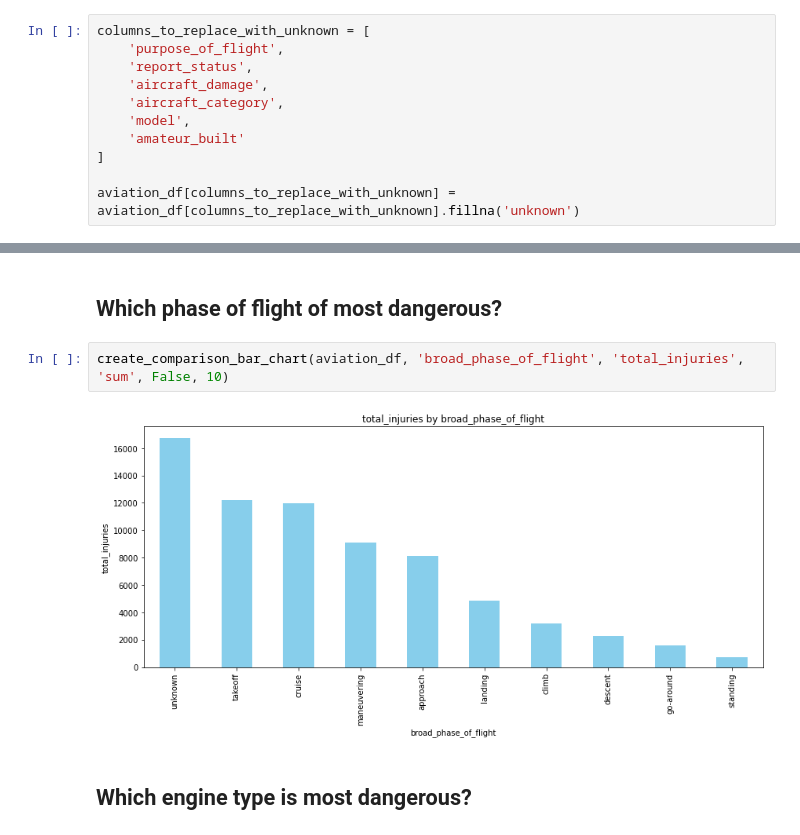
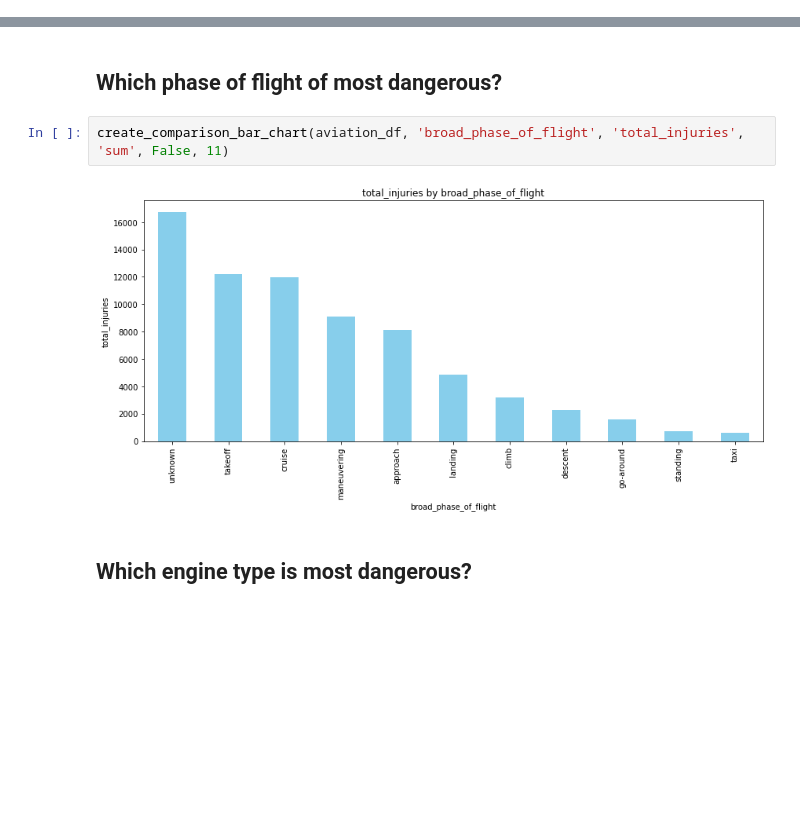
Before and after one commit to Haoweee/Phase-1-Project-1, a Jupyter notebook: combined_eda.ipynb, the cells around one changed output, grey strips where cells are left out. Cells and saved outputs as stored; diff of their text form; blank space fills up the shorter version.

```diff
--- a/combined_eda.ipynb
+++ b/combined_eda.ipynb
@@ -502,17 +513,6 @@ aviation_df.dropna(subset=['make', 'model'], inplace=True)
 For each of these columns, there are no pre-existing unknown or other categories.
 
 As such, we are filling the NaN values with an 'unknown' string.
-# %%
-columns_to_replace_with_unknown = [
-    'purpose_of_flight',
-    'report_status',
-    'aircraft_damage',
-    'aircraft_category',
-    'model',
-    'amateur_built'
-]
-
-aviation_df[columns_to_replace_with_unknown] = aviation_df[columns_to_replace_with_unknown].fillna('unknown')
 # %% [markdown]
 ### Columns with pre-existing unknown category (UNK, Unknown, Other)
 # %%
@@ -1309,9 +1301,9 @@ create_comparison_bar_chart(aviation_df, 'weather_condition', 'total_injuries',
 # %% [markdown]
 ## Which phase of flight of most dangerous?
 # %%
-create_comparison_bar_chart(aviation_df, 'broad_phase_of_flight', 'total_injuries', 'sum', False, 10)
+create_comparison_bar_chart(aviation_df, 'broad_phase_of_flight', 'total_injuries', 'sum', False, 11)
 # %% [output]
-[figure, old version]
+[figure, new version]
 # %% [markdown]
 ## Which engine type is most dangerous?
 # %%
```
Also changed, not shown: parts of 51 cells of this notebook, 5 other files.
